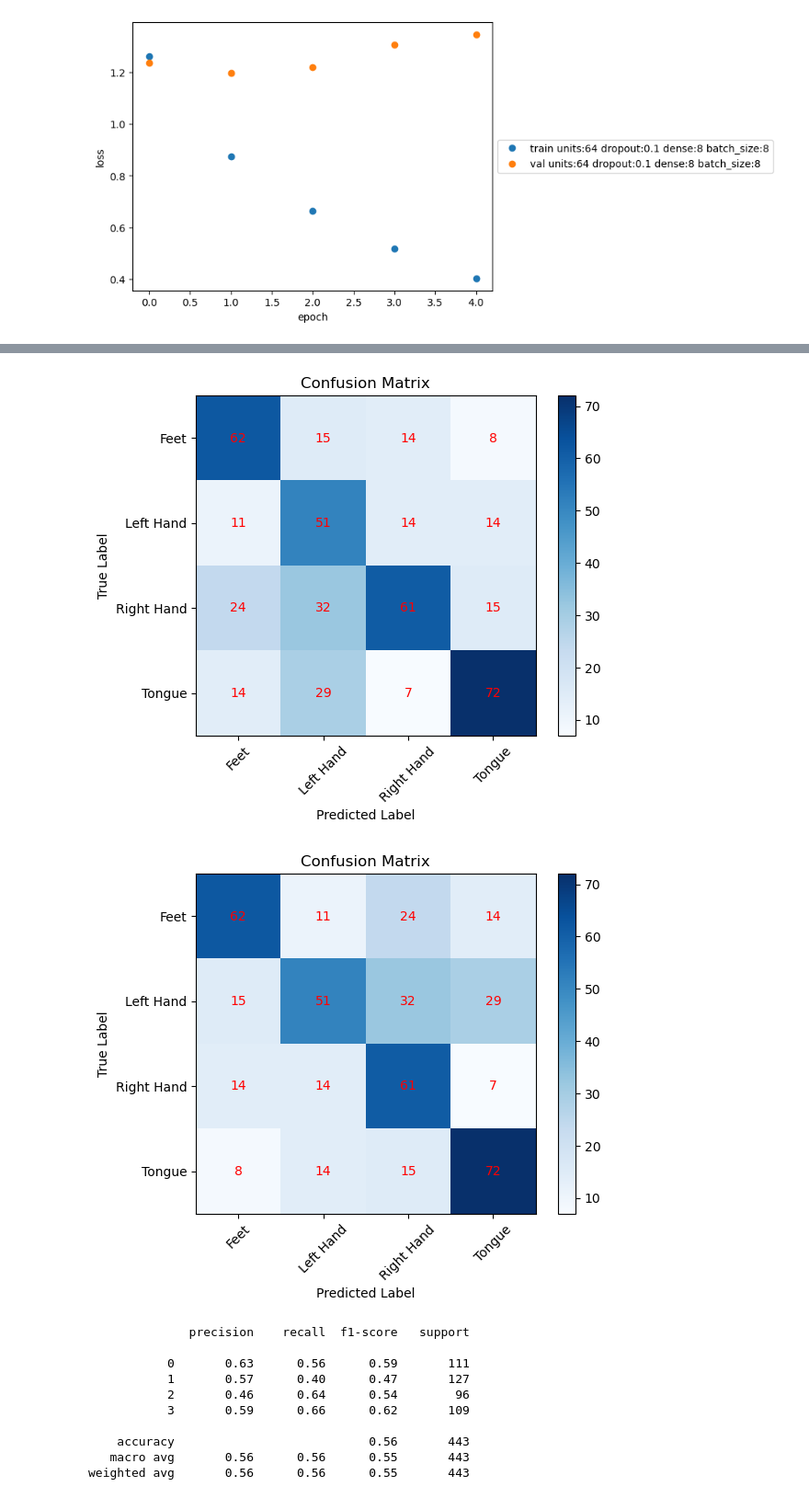
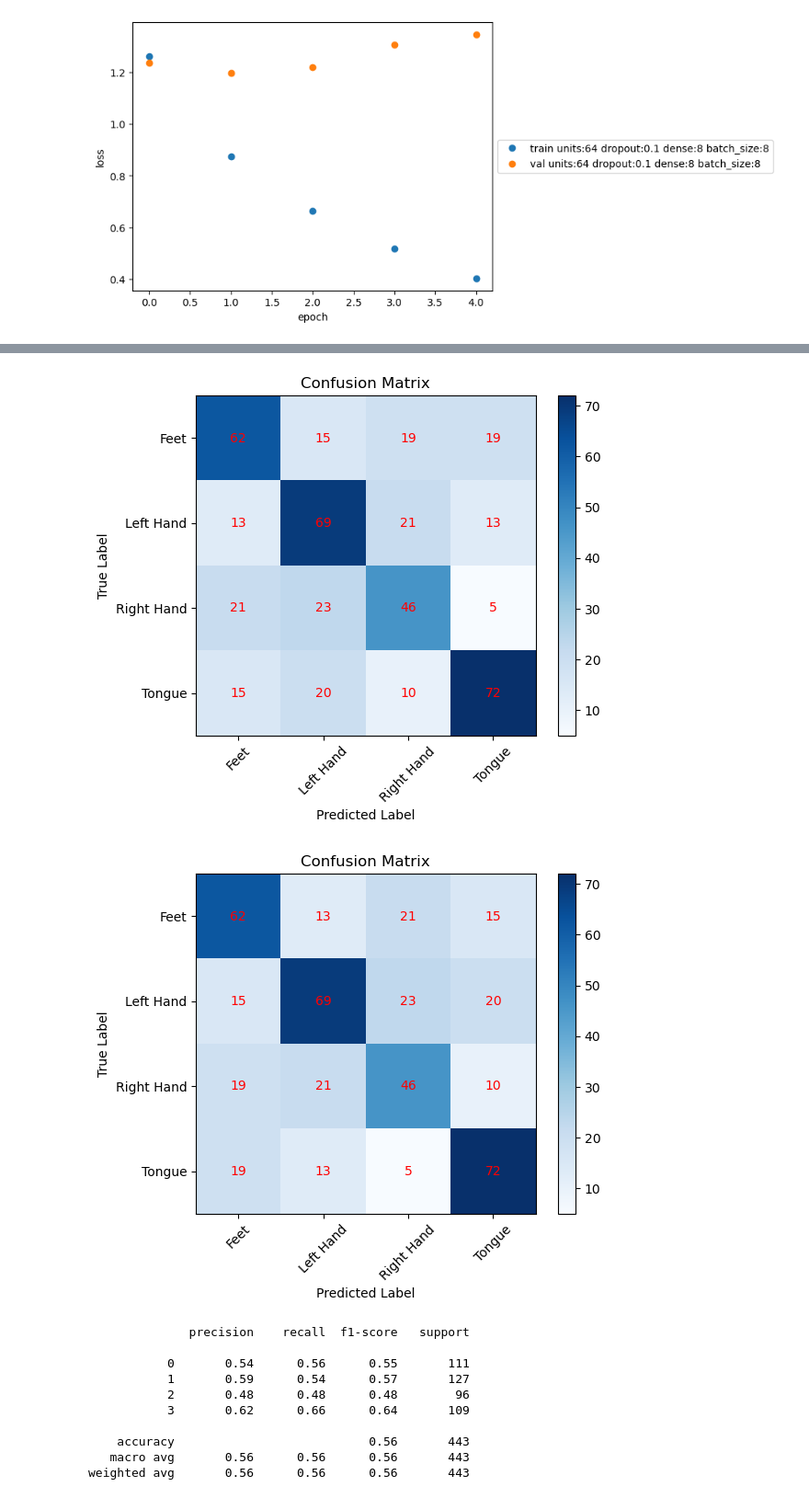
Before and after one commit to aaron68lee/Deep-Learning-EEG-BCI-Signal-Processing, a Jupyter notebook: EEG_Pure_LSTM.ipynb, the cells around one changed output, grey strips where cells are left out. Shown at 92% size. Cells and saved outputs as stored; diff of their text form; code cells hidden in the pictures.

Commit message:
regularized lstm

```diff
--- a/EEG_Pure_LSTM.ipynb
+++ b/EEG_Pure_LSTM.ipynb
@@ -79,3 +80,5 @@ plt.legend(["Cue Onset left", "Cue Onset right", "Cue onset foot", "Cue onset to
+# %%
+timesteps = 400
 # %%
 def train_data_prep(X,y,sub_sample,average,noise):
 
@@ -211,8 +246,8 @@ def create_lstm_model(units=32, dropout=0.4, dense=16):
     lstm_model = Sequential()
 
     # # FC layer
-    lstm_model.add(Reshape((400, 22)))
-    lstm_model.add(LSTM(units, input_shape=(400,22), return_sequences=True)) #dropout=0.4, recurrent_dropout=0.1,
+    lstm_model.add(Reshape((timesteps, 22)))
+    lstm_model.add(LSTM(units, input_shape=(timesteps,22), return_sequences=True, kernel_regularizer=regularizers.L2(10))) #dropout=0.4, recurrent_dropout=0.1,
     lstm_model.add(Dropout(dropout))
     # lstm_model.add(LSTM(10, activation='sigmoid', dropout=0.4, recurrent_dropout=0.1, return_sequences=True))
     # lstm_model.add(Dropout(0.2))
@@ -221,10 +256,10 @@ def create_lstm_model(units=32, dropout=0.4, dense=16):
     lstm_model.add(Flatten())
     lstm_model.add(Dense(4, activation='softmax')) # Output FC layer with softmax activation
 
-    lstm_model.build((1, 400, 1, 22))
+    lstm_model.build((1, timesteps, 1, 22))
     # Printing the model summary
     # lstm_model.summary()
     return lstm_model
 
-best_lstm = create_lstm_model(64, 0.1, 8)
-keras.utils.plot_model(best_lstm, to_file="../Gallery/LSTM_architecture_plot.png", show_shapes=False)
+# best_lstm = create_lstm_model(64, 0.1, 8)
+# keras.utils.plot_model(best_lstm, to_file="../Gallery/LSTM_architecture_plot.png", show_shapes=True)
@@ -415,3 +448,30 @@ plt.show()
 # %% [output]
 [figure]
 [figure]
+# %%
+# Test with regularization
+
+from keras.callbacks import ReduceLROnPlateau, EarlyStopping
+learning_rate = 1e-4
+
+lstm_model = create_lstm_model()
+
+lstm_model.compile(loss='categorical_crossentropy',
+            optimizer=keras.optimizers.Adam(learning_rate=learning_rate),
+            metrics=['accuracy'])
+
+reduce_lr = ReduceLROnPlateau(monitor='val_loss', factor=0.8,
+                        patience=3, min_lr=5e-5)
+# early_stopping = EarlyStopping(monitor='val_loss', patience=5, restore_best_weights=True)
+
+# Training and validating the model
+lstm_model_results = lstm_model.fit(x_train,
+        y_train,
+        batch_size=64,
+        epochs=30,
+        validation_data=(x_valid, y_valid),
+        callbacks=[reduce_lr],
+        verbose=True)
+
+score = lstm_model.evaluate(x_test, y_test, verbose=0)
+print(score)
@@ -421,7 +593,8 @@ with open('./lstm_best', 'wb') as fp:
 # %%
 from utils import confusion_matrix
 
-model = keras.models.load_model('../Models/0_LSTM_0.555304765701294_64_0.1_8_8.h5')
+# model = keras.models.load_model('../Models/0_LSTM_0.555304765701294_64_0.1_8_8.h5')
+model = lstm_model
 y_test_pred = model.predict(x_test)
 y_val_pred = model.predict(x_valid)
 
@@ -446,12 +619,12 @@ confusion_matrix.metrics_report(true_labels, y_test_pred_classes)
-[figure, old version]
+[figure, new version]
-[figure, old version]
+[figure, new version]
               precision    recall  f1-score   support
 
-           0       0.63      0.56      0.59       111
-           1       0.57      0.40      0.47       127
-           2       0.46      0.64      0.54        96
-           3       0.59      0.66      0.62       109
+           0       0.54      0.56      0.55       111
+           1       0.59      0.54      0.57       127
+           2       0.48      0.48      0.48        96
+           3       0.62      0.66      0.64       109
 
     accuracy                           0.56       443
-   macro avg       0.56      0.56      0.55       443
-weighted avg       0.56      0.56      0.55       443
+   macro avg       0.56      0.56      0.56       443
+weighted avg       0.56      0.56      0.56       443
```
Also changed, not shown: parts of 12 cells of this notebook.
